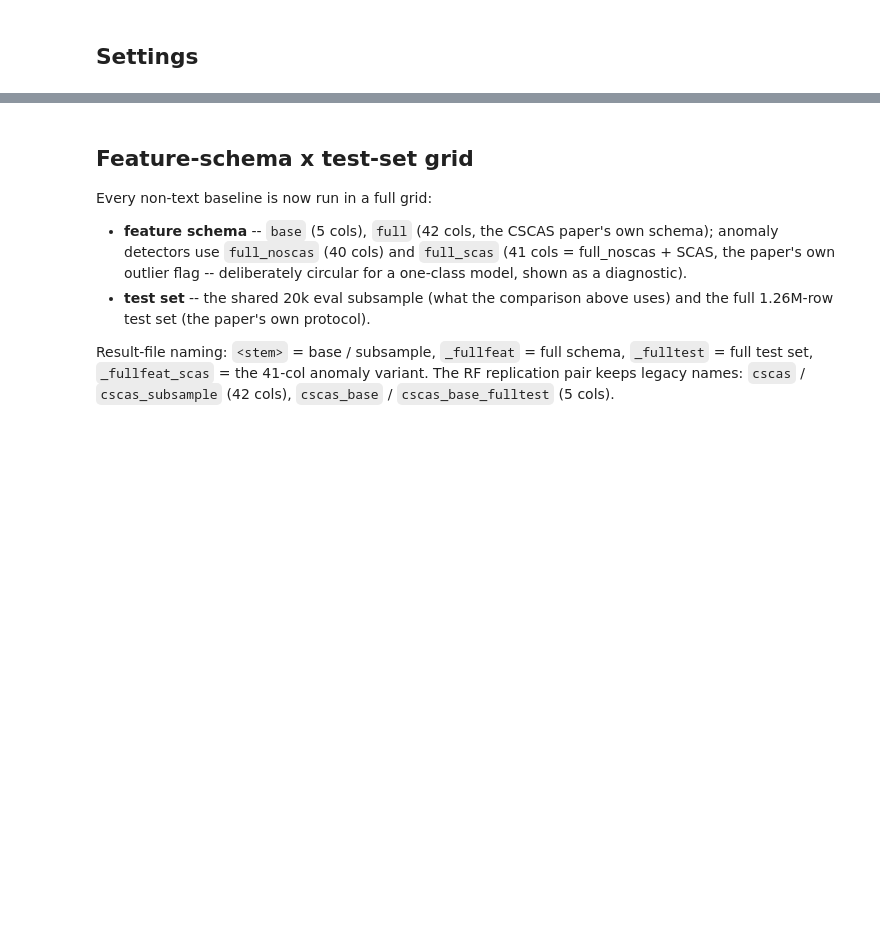
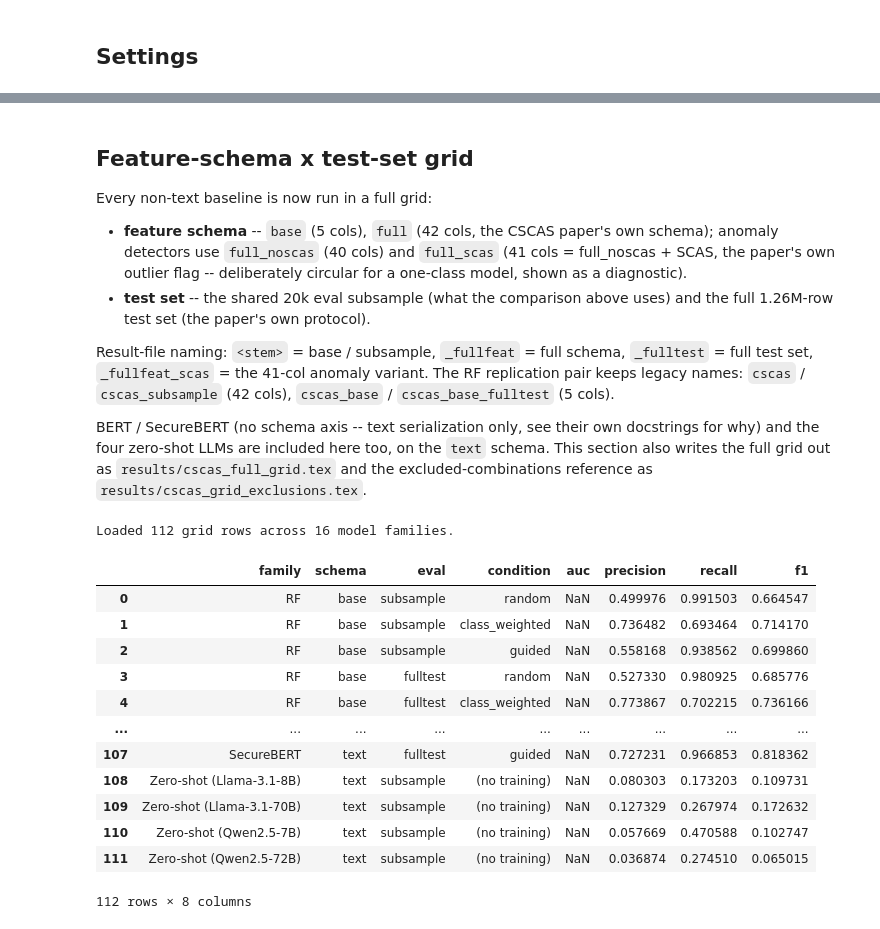
Before and after one commit to annaneliaa/msc-thesis, a Jupyter notebook: src/thesis/notebooks/baselines/01_cscas_baseline.ipynb, the cells around one changed output, grey strips where cells are left out. Saved outputs shown, nothing was run; the diff lists cells and outputs as text; code cells hidden in the pictures; blank space fills up the shorter version.

```diff
--- a/src/thesis/notebooks/baselines/01_cscas_baseline.ipynb
+++ b/src/thesis/notebooks/baselines/01_cscas_baseline.ipynb
@@ -58,7 +58,7 @@ RESULT_NAMES = [
     "cscas_xgboost",
     "cscas_bert",
     "cscas_securebert",
-    "cscas_zeroshot",
+    "cscas_zeroshot_llama3.1-8b",
     "cscas_anomaly_ocsvm",
     "cscas_anomaly_iforest",
     "cscas_mining_anomaly_ocsvm",
@@ -76,7 +76,7 @@ LABELS = {
     "cscas_xgboost": "Base schema (XGBoost)",
     "cscas_bert": "BERT (6 fields as text)",
     "cscas_securebert": "SecureBERT 2.0 (6 fields as text)",
-    "cscas_zeroshot": "Zero-shot (Llama-3.1-8B-Instruct)",
+    "cscas_zeroshot_llama3.1-8b": "Zero-shot (Llama-3.1-8B-Instruct)",
     "cscas_anomaly_ocsvm": "Anomaly (OneClassSVM, benign-only)",
     "cscas_anomaly_iforest": "Anomaly (IsolationForest, benign-only)",
     "cscas_mining_anomaly_ocsvm": "Anomaly + Mining (OneClassSVM, benign-only)",
@@ -94,7 +94,7 @@ COLORS = {
     "cscas_xgboost": "#66CCEE",
     "cscas_bert": "#EE6677",
     "cscas_securebert": "#AA3377",
-    "cscas_zeroshot": "#BBBBBB",
+    "cscas_zeroshot_llama3.1-8b": "#BBBBBB",
     "cscas_anomaly_ocsvm": "#44BB99",
     "cscas_anomaly_iforest": "#117733",
     "cscas_mining_anomaly_ocsvm": "#DDCC77",
@@ -699,6 +605,8 @@ Result-file naming: `<stem>` = base / subsample, `_fullfeat` = full schema,
 `_fulltest` = full test set, `_fullfeat_scas` = the 41-col anomaly variant.
 The RF replication pair keeps legacy names: `cscas` / `cscas_subsample`
 (42 cols), `cscas_base` / `cscas_base_fulltest` (5 cols).
+
+BERT / SecureBERT (no schema axis -- text serialization only, see their own docstrings for why) and the four zero-shot LLMs are included here too, on the `text` schema. This section also writes the full grid out as `results/cscas_full_grid.tex` and the excluded-combinations reference as `results/cscas_grid_exclusions.tex`.
 # %%
 # --- Feature-schema x test-set grid -------------------------------------------
 # Reuses load_baseline_results / is_anomaly from the Settings cell.
@@ -730,8 +638,11 @@ GRID_ANOMALY = [
 ]
 ANOMALY_SCHEMAS = ("base", "full_noscas", "full_scas")
 
-# RF replication pair: legacy names -> (schema, eval).
-GRID_RF = {
+# RF replication pair: legacy names -> (schema, eval). Named distinctly
+# from the exhaustive-table cell's GRID_RF (2-tuple keys, no family) to
+# avoid clobbering that global -- COMPACT_SPEC/WORKLOAD_SPEC below depend
+# on the other one.
+GRID_RF_FAMILY = {
     ("RF", "base", "subsample"): "cscas_base",
     ("RF", "base", "fulltest"): "cscas_base_fulltest",
     ("RF", "full", "subsample"): "cscas_subsample",
@@ -757,34 +668,65 @@ def _emit(family, schema, eval_set, data):
                               precision=data["precision"], recall=data["recall"],
                               f1=data["f1"]))
     else:
         for cond in ("random", "class_weighted", "guided"):
             if cond in data:
                 d = data[cond]
                 grid_rows.append(dict(family=family, schema=schema, eval=eval_set,
                                       condition=cond, auc=None, precision=d["precision"],
                                       recall=d["recall"], f1=d["f1"]))
 
 
-for (family, schema, eval_set), name in GRID_RF.items():
+for (family, schema, eval_set), name in GRID_RF_FAMILY.items():
     _emit(family, schema, eval_set, _load(name))
 
 for family, stem, schemas in GRID_CLASSIFIERS:
     for schema in schemas:
         for eval_set in ("subsample", "fulltest"):
             _emit(family, schema, eval_set, _load(_grid_name(stem, schema, eval_set)))
 
 for family, stem in GRID_ANOMALY:
     for schema in ANOMALY_SCHEMAS:
         for eval_set in ("subsample", "fulltest"):
             _emit(family, schema, eval_set, _load(_grid_name(stem, schema, eval_set)))
 
+# Text models -- no schema axis (see cscas_bert.py's docstring for why); just the eval-set axis, on the `text` schema.
+for family, stem in [("BERT", "cscas_bert"), ("SecureBERT", "cscas_securebert")]:
+    _emit(family, "text", "subsample", _load(stem))
+    _emit(family, "text", "fulltest", _load(f"{stem}_fulltest"))
+
+# Zero-shot -- one flat run per LLM, subsample only (full test is not
+# tractable at 1.26M individual LLM calls), no schema axis.
+ZEROSHOT_MODELS = [
+    ("Zero-shot (Llama-3.1-8B)", "cscas_zeroshot_llama3.1-8b"),
+    ("Zero-shot (Llama-3.1-70B)", "cscas_zeroshot_llama3.1-70b"),
+    ("Zero-shot (Qwen2.5-7B)", "cscas_zeroshot_qwen2.5-7b"),
+    ("Zero-shot (Qwen2.5-72B)", "cscas_zeroshot_qwen2.5-72b"),
+]
+for family, name in ZEROSHOT_MODELS:
+    _emit(family, "text", "subsample", _load(name))
+
 grid_df = pd.DataFrame(grid_rows)
 if grid_df.empty:
     print("No grid result files found yet -- run run_overnight.sh.")
 else:
     print(f"Loaded {len(grid_df)} grid rows across "
           f"{grid_df['family'].nunique()} model families.")
 grid_df
+# %% [output]
+Loaded 112 grid rows across 16 model families.
+|  | family | schema | eval | condition | auc | precision | recall | f1 |
+| 0 | RF | base | subsample | random | NaN | 0.499976 | 0.991503 | 0.664547 |
+| 1 | RF | base | subsample | class_weighted | NaN | 0.736482 | 0.693464 | 0.714170 |
+| 2 | RF | base | subsample | guided | NaN | 0.558168 | 0.938562 | 0.699860 |
+| 3 | RF | base | fulltest | random | NaN | 0.527330 | 0.980925 | 0.685776 |
+| 4 | RF | base | fulltest | class_weighted | NaN | 0.773867 | 0.702215 | 0.736166 |
+| ... | ... | ... | ... | ... | ... | ... | ... | ... |
+| 107 | SecureBERT | text | fulltest | guided | NaN | 0.727231 | 0.966853 | 0.818362 |
+| 108 | Zero-shot (Llama-3.1-8B) | text | subsample | (no training) | NaN | 0.080303 | 0.173203 | 0.109731 |
+| 109 | Zero-shot (Llama-3.1-70B) | text | subsample | (no training) | NaN | 0.127329 | 0.267974 | 0.172632 |
+| 110 | Zero-shot (Qwen2.5-7B) | text | subsample | (no training) | NaN | 0.057669 | 0.470588 | 0.102747 |
+| 111 | Zero-shot (Qwen2.5-72B) | text | subsample | (no training) | NaN | 0.036874 | 0.274510 | 0.065015 |
+112 rows × 8 columns
 # %%
 # F1 pivot: rows = (family, schema), columns = (eval, condition).
 if not grid_df.empty:
```
Also changed, not shown: parts of 24 cells of this notebook, 17 other files.
